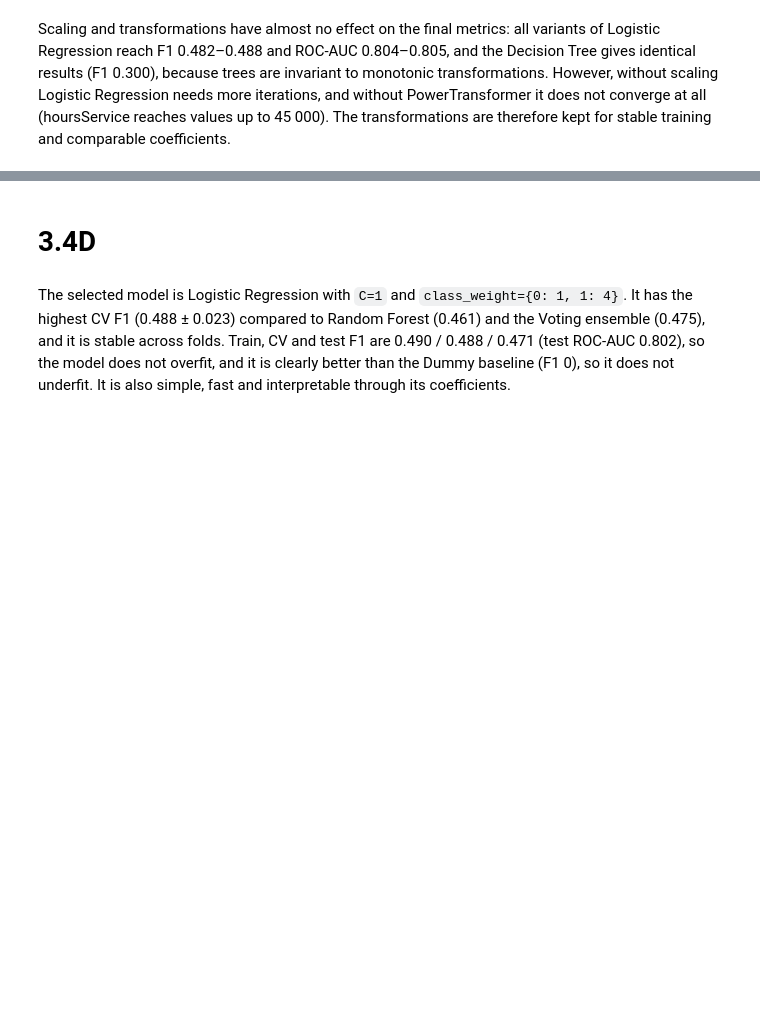
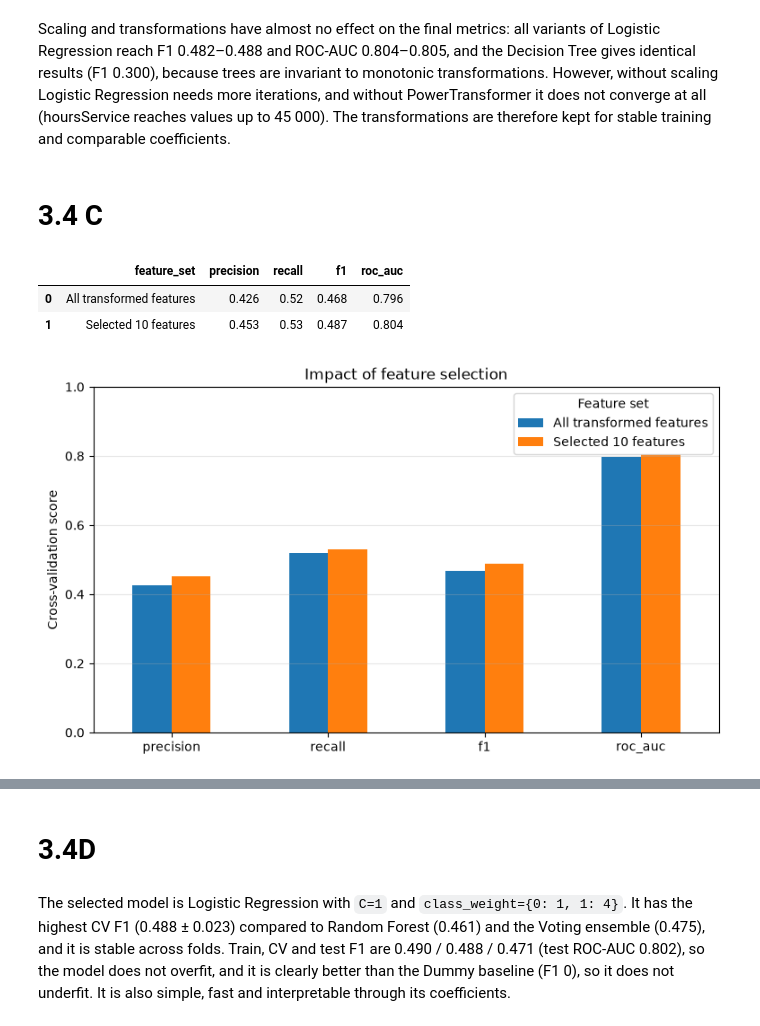
Before and after one commit to NovAndrii/IAU_project, a Jupyter notebook: Faza3_Kardash_Novitskyi.ipynb, the cells around one changed output, grey strips where cells are left out. Drawn from its saved outputs; the diff is of its cells as text; code cells hidden in the pictures; blank space fills up the shorter version.

Commit message:
Phase3-strategy-evaluation-and-production-model

```diff
--- a/Faza3_Kardash_Novitskyi.ipynb
+++ b/Faza3_Kardash_Novitskyi.ipynb
@@ -1764,3 +1747,67 @@ Please also refer to the documentation for alternative solver options:
 | 4 | no scaling | Logistic Regression | 0.453 | 0.530 | 0.488 | 0.804 |
 # %% [markdown]
 Scaling and transformations have almost no effect on the final metrics: all variants of Logistic Regression reach F1 0.482–0.488 and ROC-AUC 0.804–0.805, and the Decision Tree gives identical results (F1 0.300), because trees are invariant to monotonic transformations. However, without scaling Logistic Regression needs more iterations, and without PowerTransformer it does not converge at all (hoursService reaches values up to 45 000). The transformations are therefore kept for stable training and comparable coefficients.
+# %% [markdown]
+# 3.4 C
+# %%
+feature_selection_variants = {
+    "All transformed features": full_pipe,
+    "Selected 10 features": final_pipeline
+}
+
+feature_selection_results = []
+
+for variant_name, preprocessing_pipeline in feature_selection_variants.items():
+    pipeline = Pipeline([
+        ("preprocessing", clone(preprocessing_pipeline)),
+        ("model", LogisticRegression(
+            C=1,
+            class_weight={0: 1, 1: 4},
+            max_iter=2000,
+            random_state=42
+        ))
+    ])
+
+    scores = cross_validate(
+        pipeline,
+        X_train_raw,
+        y_train_raw,
+        cv=cv,
+        scoring=["precision", "recall", "f1", "roc_auc"],
+        n_jobs=-1
+    )
+
+    feature_selection_results.append({
+        "feature_set": variant_name,
+        "precision": scores["test_precision"].mean(),
+        "recall": scores["test_recall"].mean(),
+        "f1": scores["test_f1"].mean(),
+        "roc_auc": scores["test_roc_auc"].mean()
+    })
+
+feature_selection_comparison = pd.DataFrame(
+    feature_selection_results
+)
+
+display(feature_selection_comparison.round(3))
+# %% [output]
+|  | feature_set | precision | recall | f1 | roc_auc |
+| 0 | All transformed features | 0.426 | 0.52 | 0.468 | 0.796 |
+| 1 | Selected 10 features | 0.453 | 0.53 | 0.487 | 0.804 |
+# %%
+feature_selection_comparison.set_index("feature_set")[
+    ["precision", "recall", "f1", "roc_auc"]
+].T.plot(
+    kind="bar",
+    figsize=(9, 5),
+    ylim=(0, 1)
+)
+
+plt.title("Impact of feature selection")
+plt.ylabel("Cross-validation score")
+plt.xticks(rotation=0)
+plt.grid(axis="y", alpha=0.3)
+plt.legend(title="Feature set")
+plt.show()
+# %% [output]
+[figure, added]
```
Also changed, not shown: parts of 18 cells of this notebook, 2 other files.
